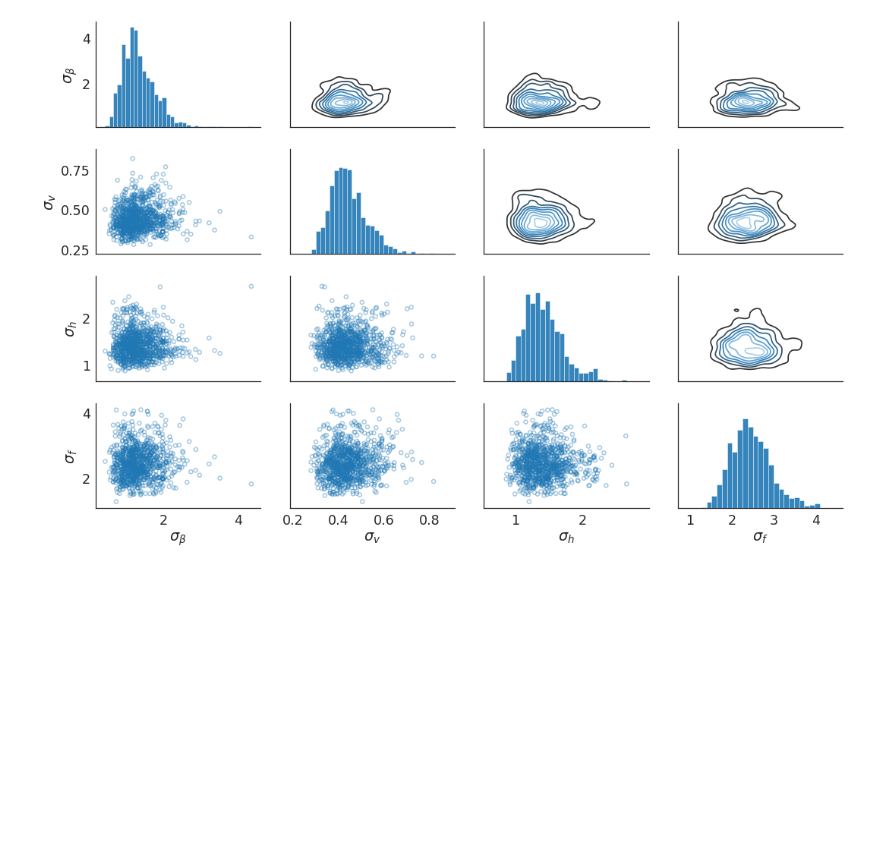
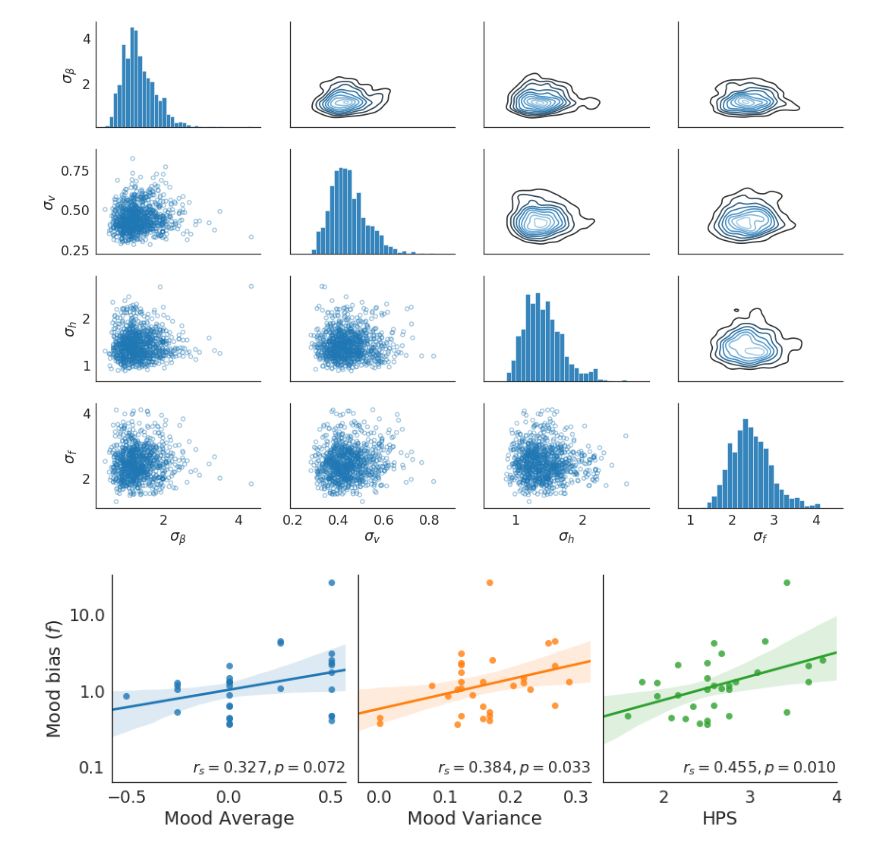
Before and after one commit to szorowi1/pni-rotations, a Jupyter notebook: results_modeling.ipynb, the cells around one changed output. Saved outputs shown, nothing was run; the diff lists cells and outputs as text; code cells hidden in the pictures; blank space fills up the shorter version.

Commit message:
minor updates including only a few plots

```diff
--- a/results_modeling.ipynb
+++ b/results_modeling.ipynb
@@ -554,3 +554,45 @@ g.map_upper(sns.kdeplot, cmap="Blues_d")
 g.map_diag(sns.distplot, kde=False, hist_kws=dict(edgecolor='w', linewidth=0.5, alpha=0.9));
 # %% [output]
 [figure]
+# %%
+from scipy.stats import spearmanr
+
+#~~~~~~~~~~~~~~~~~~~~~~~~~~~~~~~~~~~~~~~~~~#
+### Prepare data.
+#~~~~~~~~~~~~~~~~~~~~~~~~~~~~~~~~~~~~~~~~~~#
+
+## Load and extract HPS data.
+metadata = read_csv('data/moodRL_metadata.csv')
+HPS = metadata.IPIP_hps
+
+## Extract data.
+f = np.median(extract['f'], axis=0)
+M_pred = extract['M'].reshape(f.size, 9)
+
+## Store data.
+xdata = [np.median(M_pred, axis=-1), np.std(M_pred, axis=-1), HPS]
+
+#~~~~~~~~~~~~~~~~~~~~~~~~~~~~~~~~~~~~~~~~~~#
+### Plot mood bias parameters.
+#~~~~~~~~~~~~~~~~~~~~~~~~~~~~~~~~~~~~~~~~~~#
+
+## Initialize canvas.
+fig, axes = plt.subplots(1,3,figsize=(12,4),sharey=True)
+xlabels = ['Mood Average', 'Mood Variance', 'HPS']
+
+for i, ax, arr, xlabel in zip(range(3), axes, xdata, xlabels):
+
+    ## Plot.
+    sns.regplot(arr, np.log10(f), ax=ax)
+
+    ## Add info.
+    ax.set(xlabel=xlabel, yticks=[-1,0,1], yticklabels=[0.1, 1.0, 10.], ylim=(-1.2, 1.5));
+    ax.annotate(r'$r_s = %0.3f, p = %0.3f$' %spearmanr(arr, np.log10(f)), xy=(0,0),
+                xytext=(1,0.05), xycoords='axes fraction', fontsize=16, ha='right')
+    if not i: ax.set_ylabel(r'Mood bias ($f$)')
+
+ax.set_xlim(1.3, 4)
+sns.despine()
+plt.tight_layout()
+# %% [output]
+[figure, added]
```
